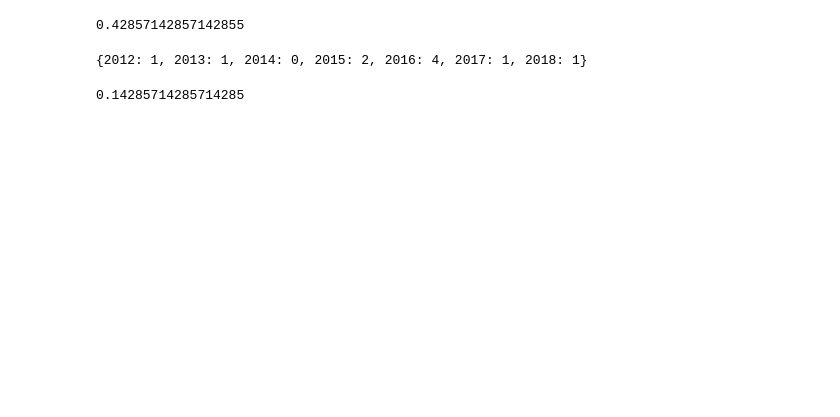
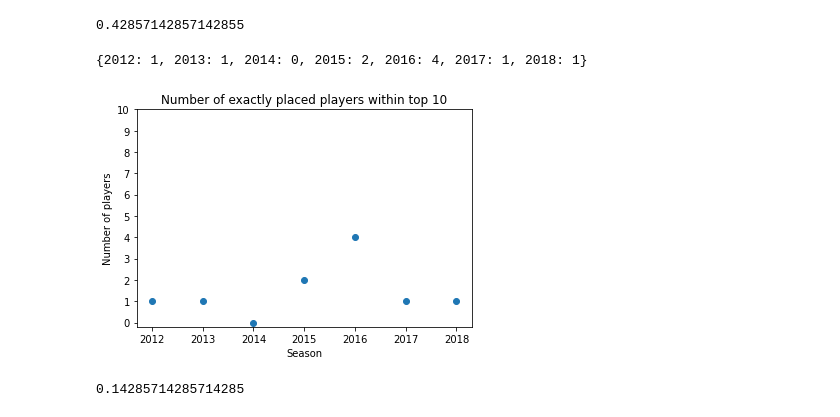
Before and after one commit to harrya32/afl_player_ratings, a Jupyter notebook: Brownlow_votes.ipynb, the cells around one changed output. Saved outputs shown, nothing was run; the diff lists cells and outputs as text; code cells hidden in the pictures; blank space fills up the shorter version.

```diff
--- a/Brownlow_votes.ipynb
+++ b/Brownlow_votes.ipynb
@@ -341,6 +353,18 @@ for i in seasons:
 correct_place
 # %% [output]
 {2012: 1, 2013: 1, 2014: 0, 2015: 2, 2016: 4, 2017: 1, 2018: 1}
+# %%
+fig = plt.figure()
+ax = fig.add_subplot(111)
+ax.scatter(correct_place.keys(), correct_place.values())
+ax.set_title("Number of exactly placed players within top 10")
+ax.set_xlabel("Season")
+ax.set_ylabel("Number of players")
+ax.set_yticks(range(11))
+plt.show()
+fig.savefig("exacttop10.png")
+# %% [output]
+[figure, added]
 # %%
 sum(correct_place.values()) / (10 * 7)
 # %% [output]
```
Also changed, not shown: parts of 1 cell of this notebook, 2 other files.
